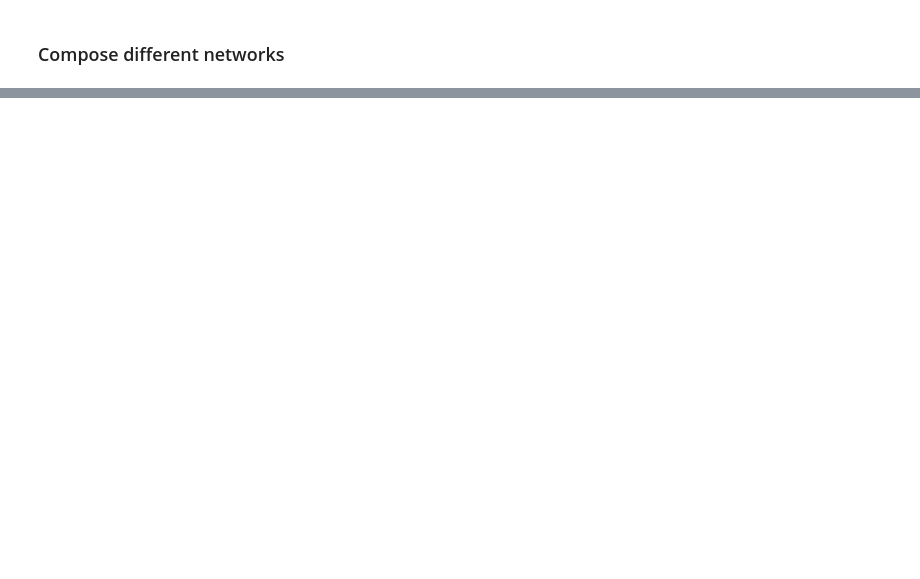
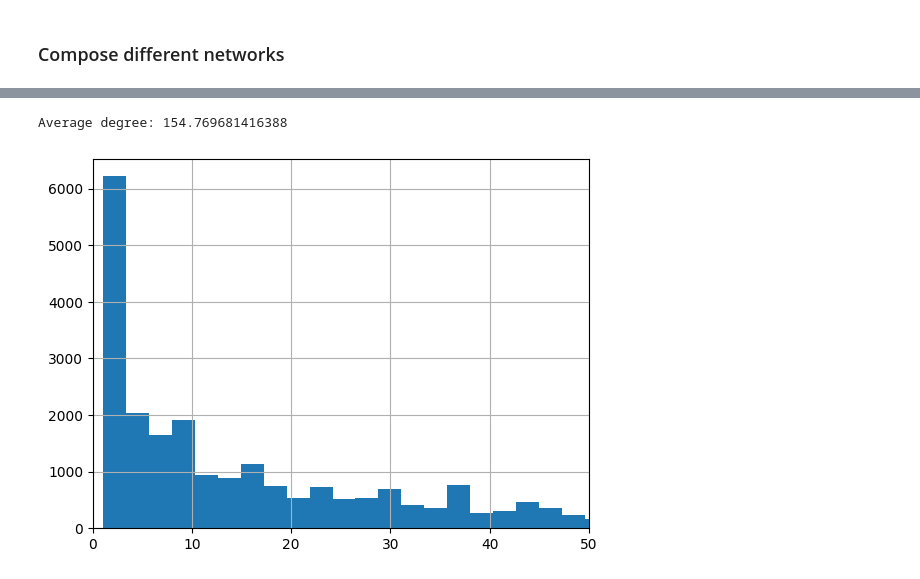
Before and after one commit to rvdb7345/ArticleClassifier, a Jupyter notebook: notebooks/Exploratory Data Analysis.ipynb, the cells around one changed output, grey strips where cells are left out. Saved outputs shown, nothing was run; the diff lists cells and outputs as text; code cells hidden in the pictures; blank space fills up the shorter version.

Commit message:
Added keyword network construction.

```diff
--- a/notebooks/Exploratory Data Analysis.ipynb
+++ b/notebooks/Exploratory Data Analysis.ipynb
@@ -577,0 +328,4 @@ Average degree: 4.548719450137326
+# %%
+keywords_df = keywords_df[keywords_df['keyword'] != '']
+keywords_df = keywords_df[keywords_df['keyword'] != ' ']
+keywords_df = keywords_df[keywords_df['keyword'] != '\n']
@@ -577,0 +336,11 @@ Average degree: 4.548719450137326
+# %%
+keywords_grouped_df = keywords_df.groupby('keyword')
+keywords_grouped_sizes_df = keywords_grouped_df.size()
+keywords_grouped_get_combinations_df = keywords_grouped_df.apply(lambda x: list(itertools.combinations(x['pui'].tolist(), 2)))
+# %%
+keywords_grouped_get_combinations_not_empty = \
+    keywords_grouped_get_combinations_df[keywords_grouped_get_combinations_df.map(lambda d: len(d)) > 0]
+
+all_keyword_links = keywords_grouped_get_combinations_not_empty.to_frame().explode(0)
+all_keyword_links[['from', 'to']] = pd.DataFrame(all_keyword_links[0].tolist(), index=all_keyword_links.index)
+all_keyword_links.drop(0, inplace=True, axis=1)
@@ -577,0 +364,12 @@ Average degree: 4.548719450137326
+# %%
+keyword_graph = nx.from_pandas_edgelist(all_keyword_links.iloc[:3000000], source='from', target='to')
+# %%
+all_degrees = [v for _, v in nx.degree(keyword_graph)]
+print(f'Average degree: {sum(all_degrees)/len(all_degrees)}')
+plt.figure()
+plt.xlim(0,50)
+plt.hist(all_degrees, bins=1000)
+plt.grid()
+# %% [output]
+Average degree: 154.769681416388
+[figure, added]
```
Also changed, not shown: parts of 25 cells of this notebook.
